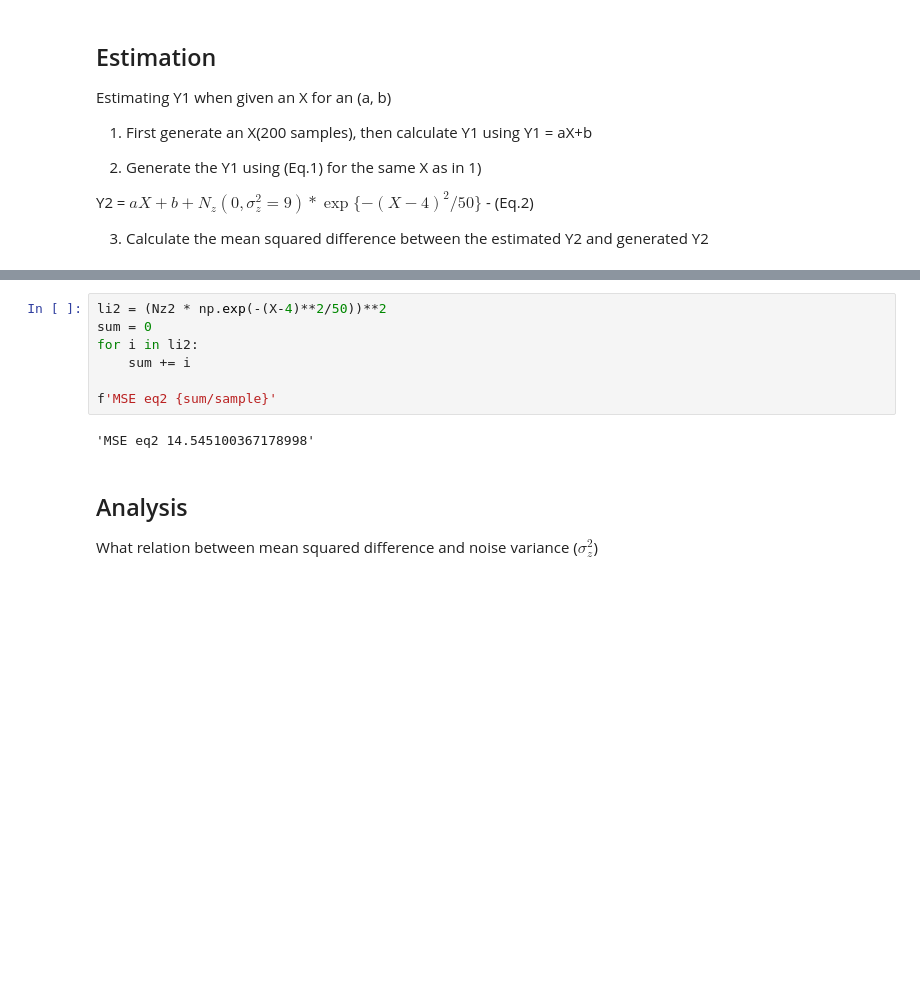
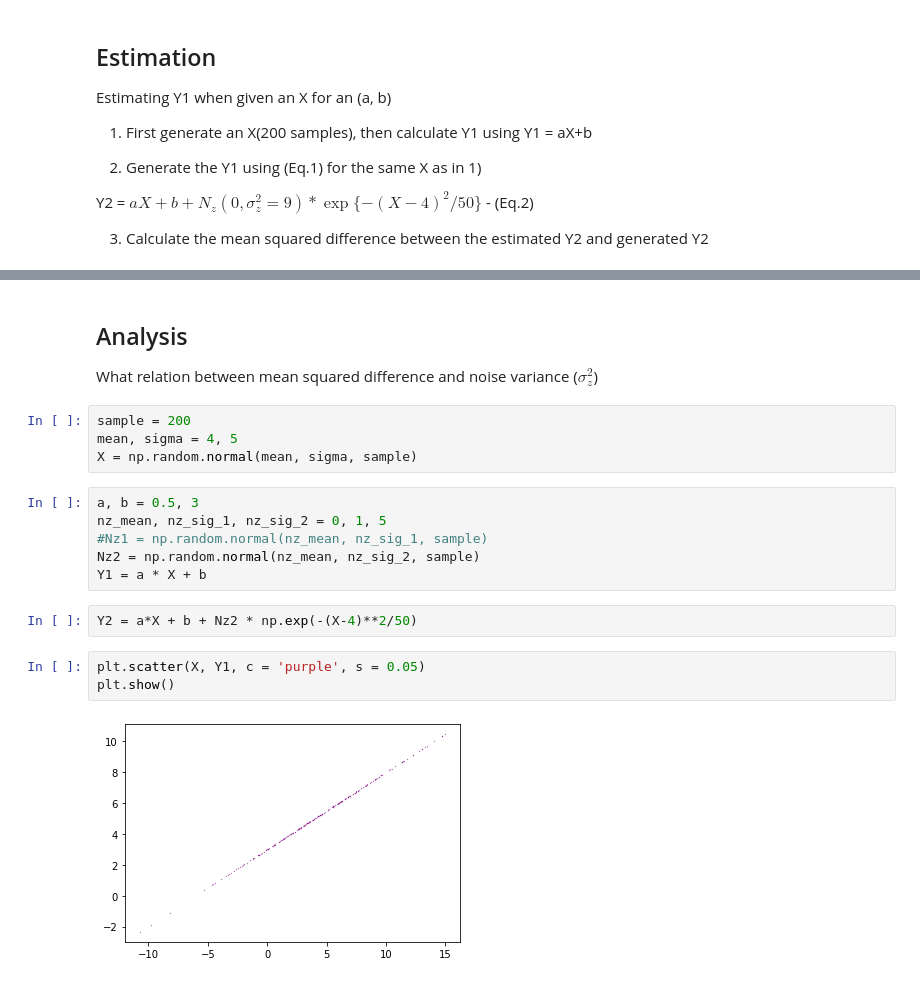
Before and after one commit to ideyedi/hy-AI-Introduction, a Jupyter notebook: Statistic/assignments/hy_stat_report.ipynb, the cells around one changed output, grey strips where cells are left out. Drawn from its saved outputs; the diff is of its cells as text; blank space fills up the shorter version.

```diff
--- a/Statistic/assignments/hy_stat_report.ipynb
+++ b/Statistic/assignments/hy_stat_report.ipynb
@@ -100,13 +92,21 @@ f'MSE eq1: {sum/sample}'
-# %%
-li2 = (Nz2 * np.exp(-(X-4)**2/50))**2
-sum = 0
-for i in li2:
-    sum += i
-
-f'MSE eq2 {sum/sample}'
-# %% [output]
-'MSE eq2 14.545100367178998'
 # %% [markdown]
 ## Analysis
 
 What relation between mean squared difference and noise variance ($\sigma_z^2$)
+# %%
+sample = 200
+mean, sigma = 4, 5
+X = np.random.normal(mean, sigma, sample)
+# %%
+a, b = 0.5, 3
+nz_mean, nz_sig_1, nz_sig_2 = 0, 1, 5
+#Nz1 = np.random.normal(nz_mean, nz_sig_1, sample)
+Nz2 = np.random.normal(nz_mean, nz_sig_2, sample)
+Y1 = a * X + b
+# %%
+Y2 = a*X + b + Nz2 * np.exp(-(X-4)**2/50)
+# %%
+plt.scatter(X, Y1, c = 'purple', s = 0.05)
+plt.show()
+# %% [output]
+[figure, added]
```
Also changed, not shown: parts of 3 cells of this notebook.
